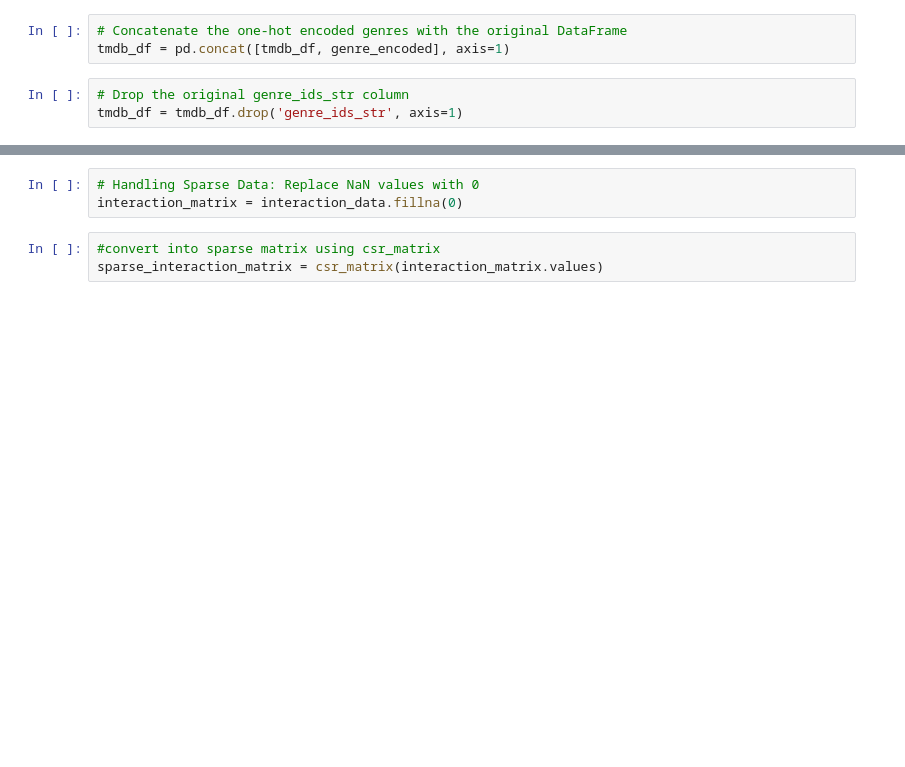
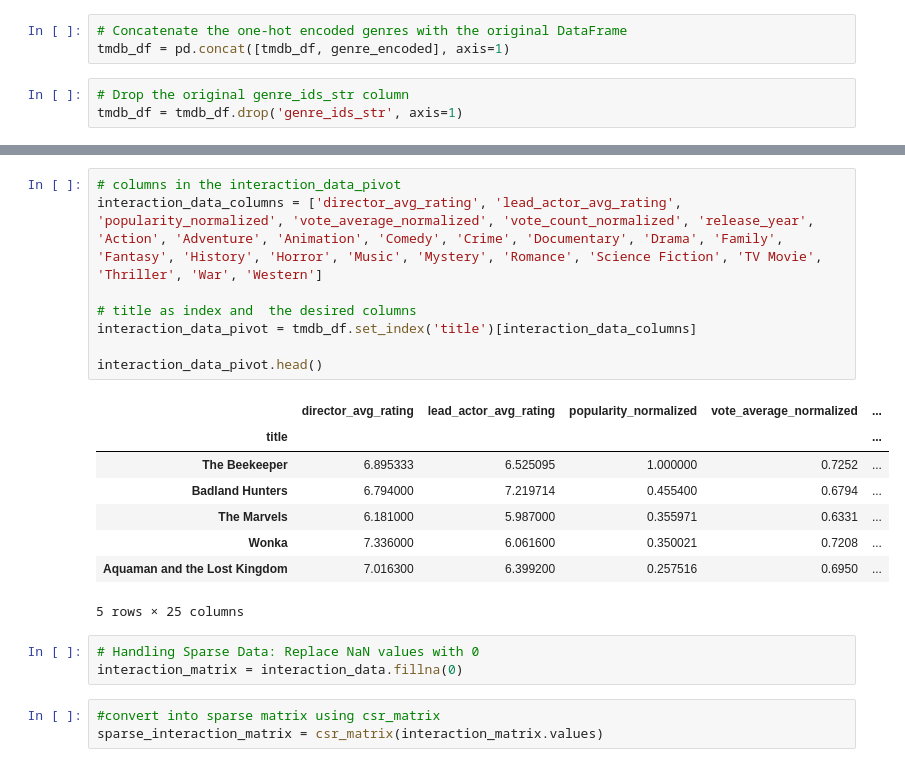
Before and after one commit to tamadasun/Integrated-Movie-Recommendation-and-Analysis, a Jupyter notebook: notebooks/02_Data_Modeling.ipynb, the cells around one changed output, grey strips where cells are left out. Saved outputs shown, nothing was run; the diff lists cells and outputs as text; blank space fills up the shorter version.

```diff
--- a/notebooks/02_Data_Modeling.ipynb
+++ b/notebooks/02_Data_Modeling.ipynb
@@ -149,6 +145,23 @@ Thriller                     int64
 War                          int64
 Western                      int64
 dtype: object
+# %%
+# columns in the interaction_data_pivot
+interaction_data_columns = ['director_avg_rating', 'lead_actor_avg_rating', 'popularity_normalized', 'vote_average_normalized', 'vote_count_normalized', 'release_year', 'Action', 'Adventure', 'Animation', 'Comedy', 'Crime', 'Documentary', 'Drama', 'Family', 'Fantasy', 'History', 'Horror', 'Music', 'Mystery', 'Romance', 'Science Fiction', 'TV Movie', 'Thriller', 'War', 'Western']
+
+# title as index and  the desired columns
+interaction_data_pivot = tmdb_df.set_index('title')[interaction_data_columns]
+
+interaction_data_pivot.head()
+# %% [output]
+|  | director_avg_rating | lead_actor_avg_rating | popularity_normalized | vote_average_normalized | ... |
+| title |  |  |  |  | ... |
+| The Beekeeper | 6.895333 | 6.525095 | 1.000000 | 0.7252 | ... |
+| Badland Hunters | 6.794000 | 7.219714 | 0.455400 | 0.6794 | ... |
+| The Marvels | 6.181000 | 5.987000 | 0.355971 | 0.6331 | ... |
+| Wonka | 7.336000 | 6.061600 | 0.350021 | 0.7208 | ... |
+| Aquaman and the Lost Kingdom | 7.016300 | 6.399200 | 0.257516 | 0.6950 | ... |
+5 rows × 25 columns
 # %%
 # Handling Sparse Data: Replace NaN values with 0
 interaction_matrix = interaction_data.fillna(0)
```
Also changed, not shown: parts of 21 cells of this notebook.
